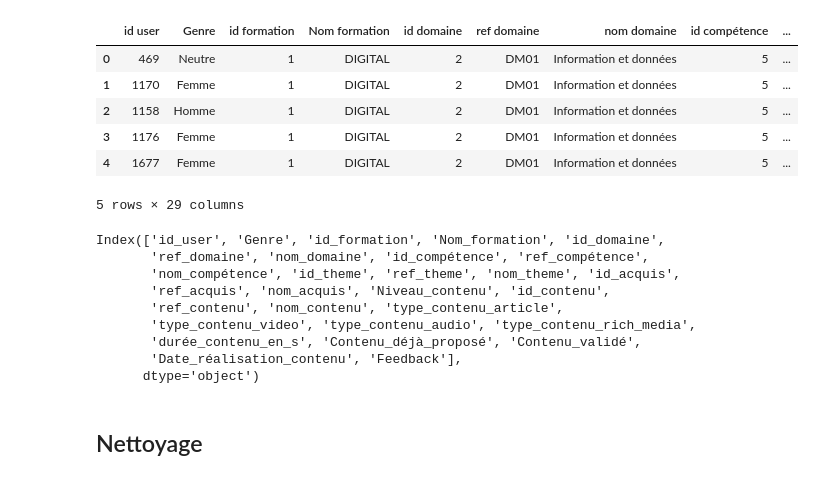
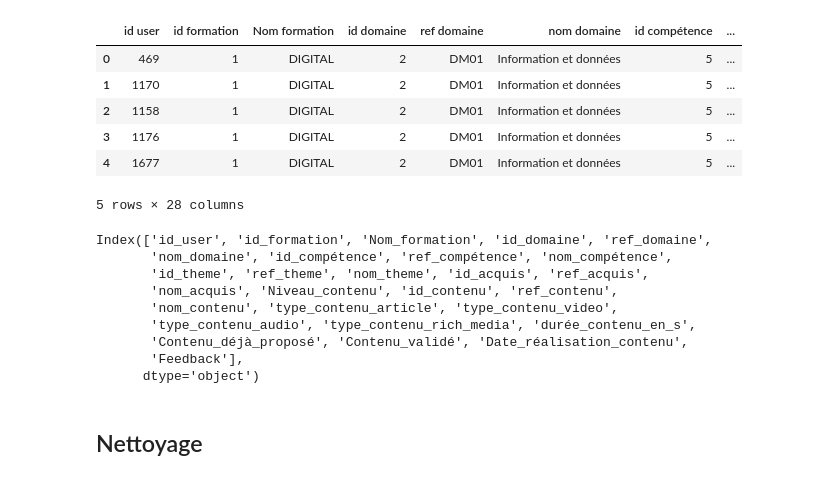
Before and after one commit to IThioye/TinyCoaching, a Jupyter notebook: Adaptive_model.ipynb, the cells around one changed output. Cells and saved outputs as stored; diff of their text form; code cells hidden in the pictures.

```diff
--- a/Adaptive_model.ipynb
+++ b/Adaptive_model.ipynb
@@ -10,28 +8,29 @@ warnings.filterwarnings('ignore')
 # %%
-data= pd.read_csv("feedback_aivancity_tinycoaching - feedback_v2.csv").drop(columns=["Age"])
+data= pd.read_csv("feedback_aivancity_tinycoaching - feedback_v2.csv").drop(columns=["Age","Genre"])
 data.head()
 # %% [output]
-|  | id user | Genre | id formation | Nom formation | id domaine | ref domaine | nom domaine | id compétence | ... |
-| 0 | 469 | Neutre | 1 | DIGITAL | 2 | DM01 | Information et données | 5 | ... |
-| 1 | 1170 | Femme | 1 | DIGITAL | 2 | DM01 | Information et données | 5 | ... |
-| 2 | 1158 | Homme | 1 | DIGITAL | 2 | DM01 | Information et données | 5 | ... |
-| 3 | 1176 | Femme | 1 | DIGITAL | 2 | DM01 | Information et données | 5 | ... |
-| 4 | 1677 | Femme | 1 | DIGITAL | 2 | DM01 | Information et données | 5 | ... |
+|  | id user | id formation | Nom formation | id domaine | ref domaine | nom domaine | id compétence | ... |
+| 0 | 469 | 1 | DIGITAL | 2 | DM01 | Information et données | 5 | ... |
+| 1 | 1170 | 1 | DIGITAL | 2 | DM01 | Information et données | 5 | ... |
+| 2 | 1158 | 1 | DIGITAL | 2 | DM01 | Information et données | 5 | ... |
+| 3 | 1176 | 1 | DIGITAL | 2 | DM01 | Information et données | 5 | ... |
+| 4 | 1677 | 1 | DIGITAL | 2 | DM01 | Information et données | 5 | ... |
-5 rows × 29 columns
+5 rows × 28 columns
 # %%
+# on remplace les espaces dans les noms des colonnes avec un '_'
 for column in list(data.columns):
     new_column = column.replace(" ","_")
     data=data.rename(columns={column:new_column})
 data.columns
 # %% [output]
-Index(['id_user', 'Genre', 'id_formation', 'Nom_formation', 'id_domaine',
-       'ref_domaine', 'nom_domaine', 'id_compétence', 'ref_compétence',
-       'nom_compétence', 'id_theme', 'ref_theme', 'nom_theme', 'id_acquis',
-       'ref_acquis', 'nom_acquis', 'Niveau_contenu', 'id_contenu',
-       'ref_contenu', 'nom_contenu', 'type_contenu_article',
-       'type_contenu_video', 'type_contenu_audio', 'type_contenu_rich_media',
-       'durée_contenu_en_s', 'Contenu_déjà_proposé', 'Contenu_validé',
-       'Date_réalisation_contenu', 'Feedback'],
+Index(['id_user', 'id_formation', 'Nom_formation', 'id_domaine', 'ref_domaine',
+       'nom_domaine', 'id_compétence', 'ref_compétence', 'nom_compétence',
+       'id_theme', 'ref_theme', 'nom_theme', 'id_acquis', 'ref_acquis',
+       'nom_acquis', 'Niveau_contenu', 'id_contenu', 'ref_contenu',
+       'nom_contenu', 'type_contenu_article', 'type_contenu_video',
+       'type_contenu_audio', 'type_contenu_rich_media', 'durée_contenu_en_s',
+       'Contenu_déjà_proposé', 'Contenu_validé', 'Date_réalisation_contenu',
+       'Feedback'],
       dtype='object')
 # %% [markdown]
 ## Nettoyage
```
Also changed, not shown: parts of 56 cells of this notebook.
